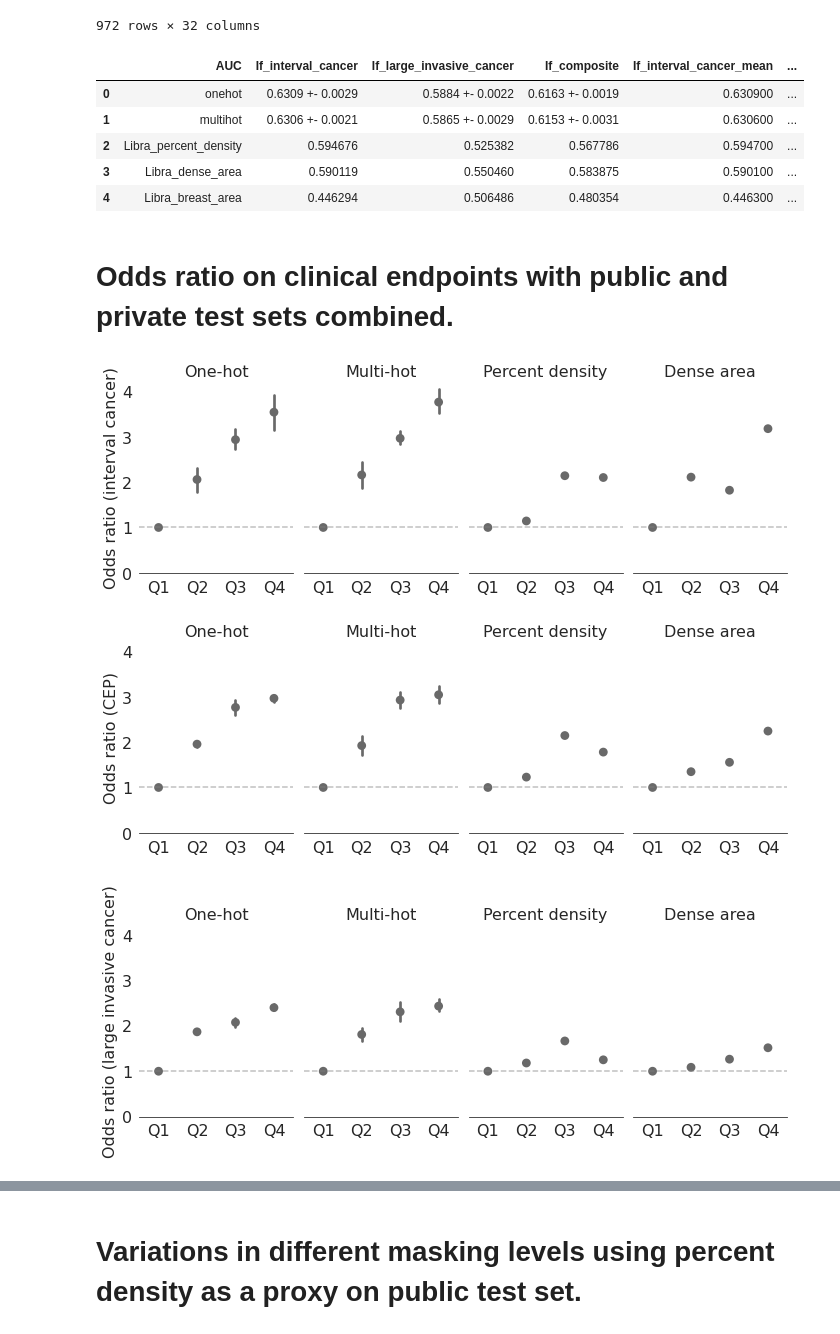
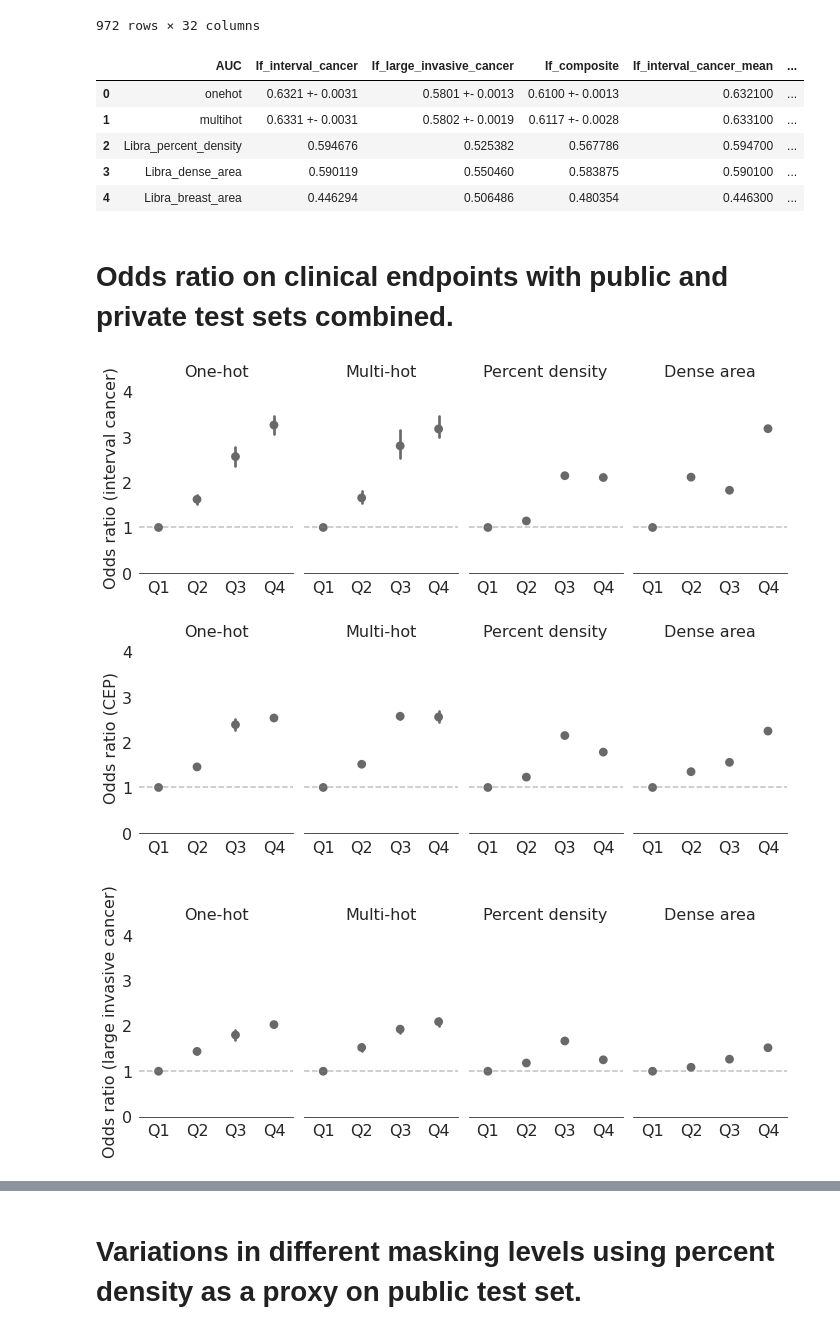
Before and after one commit to yueliukth/CSAW-M, a Jupyter notebook: src/trainer/baseline_results.ipynb, the cells around one changed output, grey strips where cells are left out. Drawn from its saved outputs; the diff is of its cells as text; code cells hidden in the pictures.

Commit message:
Update baseline_results.ipynb
Updated jupyter notebook file

```diff
--- a/src/trainer/baseline_results.ipynb
+++ b/src/trainer/baseline_results.ipynb
@@ -12,12 +12,11 @@ from evaluation import *
 # %% [markdown]
 # Generate master pred csv for public and private test sets
 # %%
-public_mapping_csv_path = '/home/yue3/CSAW-M-review_preds/labels/CSAW-M_filename_mapping_testing.csv'
 public_label_csv_path = '/home/yue3/CSAW-M-review_preds/labels/CSAW-M_test.csv'
-public_multihot_pred_path = '/home/yue3/CSAW-M-review_preds/before_review/multihot_baseline_3-1_final_public_test_20210604.csv'
-public_softmax_pred_path = '/home/yue3/CSAW-M-review_preds/before_review/softmax_baseline_3-1_final_public_test_20210604.csv'
+public_multihot_pred_path = '/home/yue3/CSAW-M-review_preds/after_review/csaw-m_combined_multi_hot.csv'
+public_onehot_pred_path = '/home/yue3/CSAW-M-review_preds/after_review/csaw-m_combined_one_hot.csv'
 
-public_df = make_master_pred_csv(public_mapping_csv_path, public_label_csv_path, public_multihot_pred_path, public_softmax_pred_path)
+public_df = make_master_pred_csv(public_label_csv_path, public_multihot_pred_path, public_onehot_pred_path)
 public_df
 # %% [output]
 |  | Filename | Label | Expert_1 | Expert_2 | Expert_3 | Expert_4 | Expert_5 | If_cancer | If_interval_cancer | ... |
@@ -34,12 +33,11 @@ public_df
 | 496 | test_497.png | 3 | 3 | 2 | 4 | 5 | 3 | 0 | 0 | ... |
 497 rows × 38 columns
 # %%
-private_mapping_csv_path = '/home/yue3/CSAW-M-review_preds/labels/CSAW-M_filename_mapping_private.csv'
 private_label_csv_path = '/home/yue3/CSAW-M-review_preds/labels/CSAW-M_private.csv'
-private_multihot_pred_path = '/home/yue3/CSAW-M-review_preds/before_review/multihot_baseline_3-1_final_private_test_20210604.csv'
-private_softmax_pred_path = '/home/yue3/CSAW-M-review_preds/before_review/softmax_baseline_3-1_final_private_test_20210604.csv'
+private_multihot_pred_path = '/home/yue3/CSAW-M-review_preds/after_review/csaw-m_combined_multi_hot_private.csv'
+private_onehot_pred_path = '/home/yue3/CSAW-M-review_preds/after_review/csaw-m_combined_one_hot_private.csv'
 
-private_df = make_master_pred_csv(private_mapping_csv_path, private_label_csv_path, private_multihot_pred_path, private_softmax_pred_path)
+private_df = make_master_pred_csv(private_label_csv_path, private_multihot_pred_path, private_onehot_pred_path)
 private_df
 # %% [output]
 |  | Filename | Expert_1 | Expert_2 | Expert_3 | Expert_4 | Expert_5 | If_cancer | If_interval_cancer | ... |
@@ -202,7 +200,7 @@ plot_corr_map(Row_list, save_path=None, masking=False, cmap = 'Blues_r', fmt='.0
 # AUC on downstream clinical tasks public and private test sets combined.
 # %%
 combined_df = pd.concat([public_df, private_df])
-combined_df = combined_df[['Filename', 'If_cancer', 'If_interval_cancer', 'If_large_invasive_cancer', 'If_composite', 'Dicom_image_laterality', 'Dicom_window_center', 'Dicom_window_width', 'Dicom_photometric_interpretation', 'Libra_percent_density', 'Libra_dense_area', 'Libra_breast_area', 'final_pred_multihot_1', 'final_score_multihot_1', 'final_pred_multihot_2', 'final_score_multihot_2', 'final_pred_multihot_3', 'final_score_multihot_3', 'final_pred_multihot_4', 'final_score_multihot_4', 'final_pred_multihot_5', 'final_score_multihot_5', 'final_pred_softmax_1', 'final_score_softmax_1', 'final_pred_softmax_2', 'final_score_softmax_2', 'final_pred_softmax_3', 'final_score_softmax_3', 'final_pred_softmax_4', 'final_score_softmax_4', 'final_pred_softmax_5', 'final_score_softmax_5']]
+combined_df = combined_df[['Filename', 'If_cancer', 'If_interval_cancer', 'If_large_invasive_cancer', 'If_composite', 'Dicom_image_laterality', 'Dicom_window_center', 'Dicom_window_width', 'Dicom_photometric_interpretation', 'Libra_percent_density', 'Libra_dense_area', 'Libra_breast_area', 'Final_pred_multihot_1', 'Final_score_multihot_1', 'Final_pred_multihot_2', 'Final_score_multihot_2', 'Final_pred_multihot_3', 'Final_score_multihot_3', 'Final_pred_multihot_4', 'Final_score_multihot_4', 'Final_pred_multihot_5', 'Final_score_multihot_5', 'Final_pred_onehot_1', 'Final_score_onehot_1', 'Final_pred_onehot_2', 'Final_score_onehot_2', 'Final_pred_onehot_3', 'Final_score_onehot_3', 'Final_pred_onehot_4', 'Final_score_onehot_4', 'Final_pred_onehot_5', 'Final_score_onehot_5']]
 combined_df
 # %% [output]
 |  | Filename | If_cancer | If_interval_cancer | If_large_invasive_cancer | If_composite | Dicom_image_laterality | ... |
@@ -222,26 +220,26 @@ combined_df
 get_table_metric_downstream_auc(combined_df, if_highlight=True)
 # %% [output]
 |  | AUC | If_interval_cancer | If_large_invasive_cancer | If_composite | If_interval_cancer_mean | ... |
-| 0 | onehot | 0.6309 +- 0.0029 | 0.5884 +- 0.0022 | 0.6163 +- 0.0019 | 0.630900 | ... |
-| 1 | multihot | 0.6306 +- 0.0021 | 0.5865 +- 0.0029 | 0.6153 +- 0.0031 | 0.630600 | ... |
+| 0 | onehot | 0.6321 +- 0.0031 | 0.5801 +- 0.0013 | 0.6100 +- 0.0013 | 0.632100 | ... |
+| 1 | multihot | 0.6331 +- 0.0031 | 0.5802 +- 0.0019 | 0.6117 +- 0.0028 | 0.633100 | ... |
 | 2 | Libra_percent_density | 0.594676 | 0.525382 | 0.567786 | 0.594700 | ... |
 | 3 | Libra_dense_area | 0.590119 | 0.550460 | 0.583875 | 0.590100 | ... |
 | 4 | Libra_breast_area | 0.446294 | 0.506486 | 0.480354 | 0.446300 | ... |
 # %% [markdown]
 # Odds ratio on clinical endpoints with public and private test sets combined.
 # %%
-combined_df = df_score_to_bin(combined_df)
+combined_df = df_score_to_bin(combined_df,num_bins=8)
 plot_df = get_oddsratio_plots(df=combined_df,save_path=None,target='interval',metric='oddsratio')
 # %% [output]
-[figure, old version]
+[figure, new version]
 # %%
 plot_df = get_oddsratio_plots(df=combined_df,save_path=None,target='composite',metric='oddsratio')
 # %% [output]
-[figure, old version]
+[figure, new version]
 # %%
 plot_df = get_oddsratio_plots(df=combined_df,save_path=None,target='largeinvasive',metric='oddsratio')
 # %% [output]
-[figure, old version]
+[figure, new version]
 # %%
 get_table_metric_downstream_oddsratio(df=combined_df,target='interval',metric='oddsratio')
 # %% [output]
```
Also changed, not shown: parts of 13 cells of this notebook.
